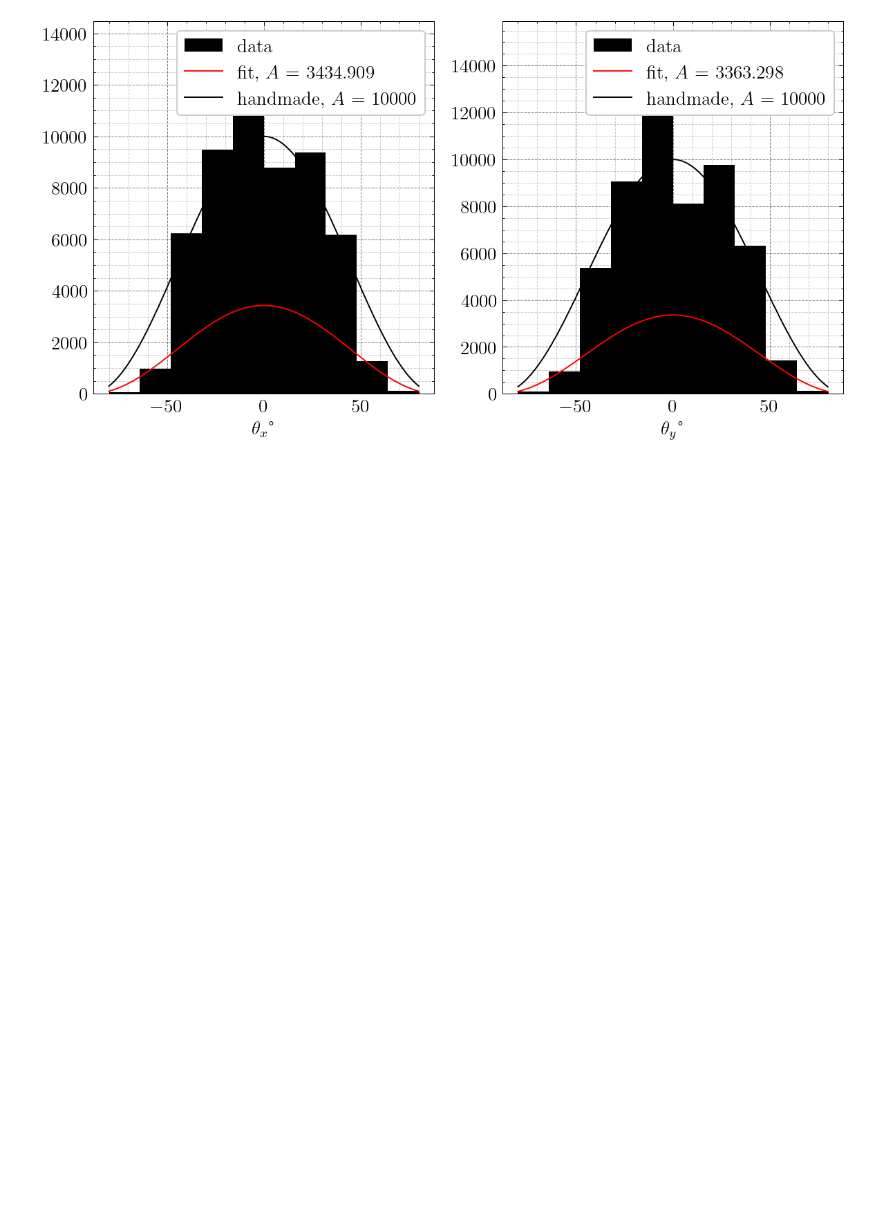
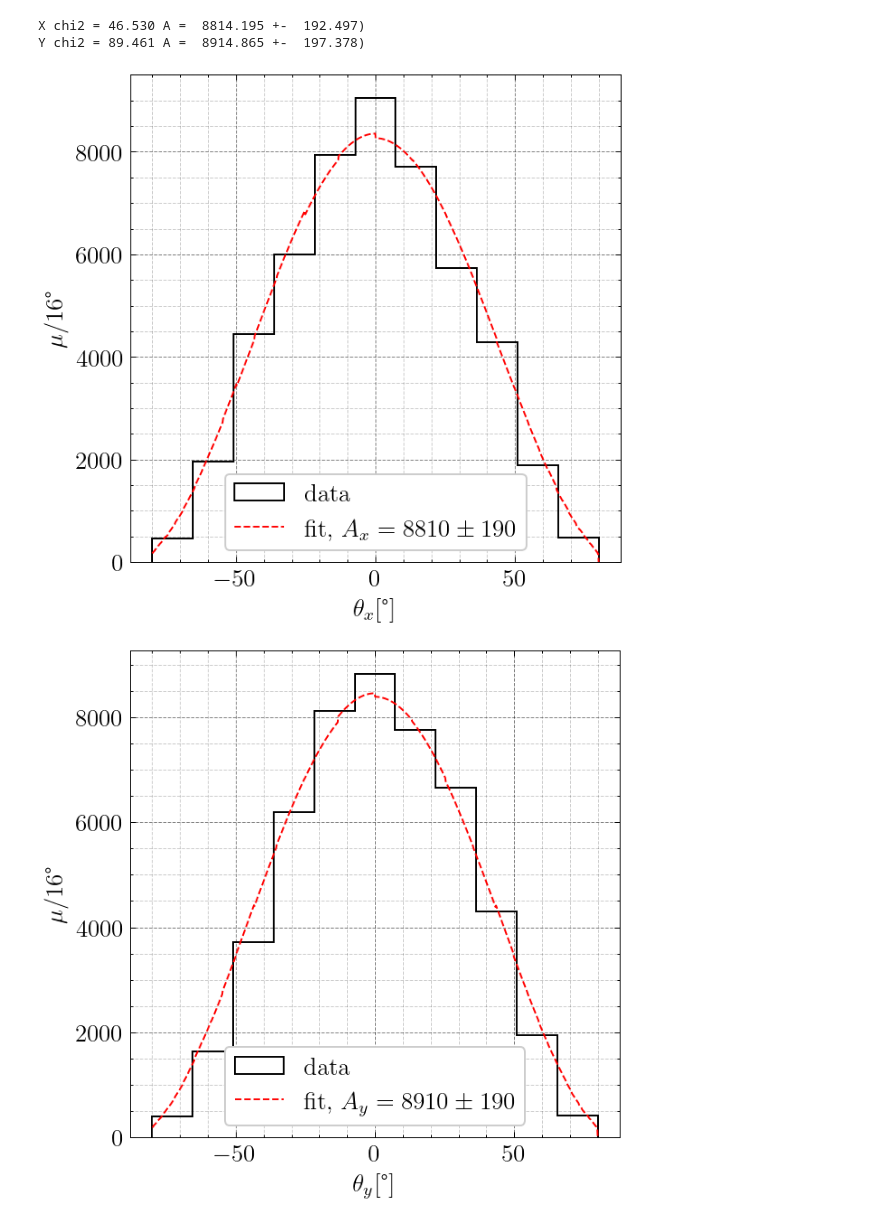
Before and after one commit to kauniska/ecal_reco, a Jupyter notebook: angle.ipynb, the cells around one changed output. Drawn from its saved outputs; the diff is of its cells as text; code cells hidden in the pictures; blank space fills up the shorter version.

Commit message:
nice GEANT Hough para figs, angular distribution

```diff
--- a/angle.ipynb
+++ b/angle.ipynb
@@ -54,9 +54,13 @@ def create_tracks(df, plot = False):
     return tracks
 # %%
 # getting tracks
-tracks = create_tracks(df_hits)
+import pickle
+# tracks = create_tracks(df_hits)
+# with open('angle.pkl', 'wb') as outp:
+#     pickle.dump(tracks, outp, pickle.HIGHEST_PROTOCOL)
+with open('angle.pkl', 'rb') as inp:
+    tracks = pickle.load(inp)
+tracks = tracks[:50000]
 new_new_len = len(tracks)
 print('selected {:.2f}% of all events'.format(new_new_len/new_len * 100))
-# %reload_ext line_profiler
-# %lprun -f create_tracks create_tracks(df_hits.head(10))
 # %% [output]
@@ -70,0 +73,7 @@ def expected2D(angles, A):
+# %%
+# for t in tqdm(tracks, desc = 'precise tracks', leave = True):
+#     t.precise_track()
+# with open('angle_precise.pkl', 'wb') as outp:
+#     pickle.dump(tracks, outp, pickle.HIGHEST_PROTOCOL)
+with open('angle_precise.pkl', 'rb') as inp:
+    tracks = pickle.load(inp)
@@ -71,35 +148,43 @@ def expected2D(angles, A):
 # %%
 from scipy.optimize import curve_fit
-
-thetas_x = [np.arctan(t.x.t) * 180 / np.pi for t in tracks if t.is_good_2D_fit()]
-thetas_y = [np.arctan(t.y.t) * 180 / np.pi for t in tracks if t.is_good_2D_fit()]
-bins = 10
+bins = 11
+guess_x = 8000
+guess_y = 8000
 
 xfit = np.linspace(-80, 80, 1000)
-xfit_rad = xfit / 180 * np.pi
-fig, axs = plt.subplots(1, 2, figsize = (10, 5))
-n_x, xs, _ = axs[0].hist(thetas_x, bins = bins, range = [-80, 80], label = 'data')
+plt.figure(figsize=(5, 5))
+n_x, xs, _ = plt.hist(thetas_x, bins = bins, range = [-80, 80], label = 'data', histtype = 'step')
 xs = np.array(xs) + (xs[1] - xs[0])/2
-popt_x, pcov_x = curve_fit(expected, xs[:-1], n_x, bounds = (0, np.inf), p0 = 10000)
-axs[0].plot(xfit, expected(xfit_rad, popt_x[0]), 'r-', label = 'fit, $A$ = {:.3f}'.format(popt_x[0]))
-axs[0].plot(xfit, expected(xfit_rad, 10000), 'k-', label = 'handmade, $A$ = 10000')
-axs[0].set(xlabel = r'$\theta_x$°')
-axs[0].legend()
-axs[0].grid(which = 'major', alpha = 0.5)
-axs[0].grid(which = 'minor', alpha = 0.2)
+# xfit = xs[:-1]
+popt_x, pcov_x = curve_fit(expectedX, xs[:-1], n_x, bounds = (0, np.inf), p0 = guess_x)
+# plt.plot(xfit, expectedX(xfit, popt_x[0]), label = 'fit, $A$ = ({:.0f}$\pm${:.3f})'.format(popt_x[0], np.sqrt(pcov_x[0, 0])))
+plt.plot(xfit, expectedX(xfit, popt_x[0]), label = 'fit, $A_x = 8810\pm190$')
+plt.xlabel(r'$\theta_x$[°]')
+plt.ylabel(r'$\mu / 16$°')
+plt.legend(loc = 'lower center')
+plt.grid(which = 'major', alpha = 0.5)
+plt.grid(which = 'minor', alpha = 0.2)
+plt.savefig('../figs/angle_distributionX.pdf')
+print('X chi2 = {:.3f}'.format(chi2(n_x, expectedX(xs[:-1], popt_x[0]), len(n_x)-1)), 'A = {: .3f} +- {: .3f})'.format(popt_x[0], np.sqrt(pcov_x[0, 0])))
 
-n_y, ys, _ = axs[1].hist(thetas_y, bins=bins, range=[-80, 80], label='data')
+plt.figure(figsize=(5, 5))
+n_y, ys, _ = plt.hist(thetas_y, bins=bins, range=[-80, 80], label='data', histtype = 'step')
 ys = np.array(ys) + (ys[1] - ys[0])/2
-popt_y, pcov_y = curve_fit(expected, ys[:-1], n_y, bounds = (0, np.inf), p0 = 10000)
-axs[1].plot(xfit, expected(xfit_rad, popt_y[0]), 'r-', label='fit, $A$ = {:.3f}'.format(popt_y[0]))
-axs[1].plot(xfit, expected(xfit_rad, 10000), 'k-', label='handmade, $A$ = 10000')
-axs[1].set(xlabel = r'$\theta_y$°')
-axs[1].legend()
-axs[1].grid(which = 'major', alpha = 0.5)
-axs[1].grid(which = 'minor', alpha = 0.2)
-
-fig.savefig('../figs/angle_distribution_uncalibrated.pdf')
+# xfit = ys[:-1]
+popt_y, pcov_y = curve_fit(expectedY, ys[:-1], n_y, bounds = (0, np.inf), p0 = guess_y)
+# plt.plot(xfit, expectedY(xfit, popt_y[0]), label='fit, $A$ = ({:.0f}$\pm${:.3f})'.format(popt_y[0], np.sqrt(pcov_y[0, 0])))
+plt.plot(xfit, expectedY(xfit, popt_y[0]), label='fit, $A_y = 8910\pm190$')
+plt.xlabel(r'$\theta_y$[°]')
+plt.ylabel(r'$\mu / 16$°')
+plt.legend(loc = 'lower center')
+plt.grid(which = 'major', alpha = 0.5)
+plt.grid(which = 'minor', alpha = 0.2)
+plt.savefig('../figs/angle_distributionY.pdf')
+print('Y chi2 = {:.3f}'.format(chi2(n_y, expectedX(ys[:-1], popt_y[0]), len(n_y)-1)), 'A = {: .3f} +- {: .3f})'.format(popt_y[0], np.sqrt(pcov_y[0, 0])))
 # %% [output]
+X chi2 = 46.530 A =  8814.195 +-  192.497)
+Y chi2 = 89.461 A =  8914.865 +-  197.378)
-[figure, old version]
+[figure, new version]
+[figure, added]
 # %%
 # 2D hist of angular distribution
```
Also changed, not shown: parts of 8 cells of this notebook, 5 other files.
